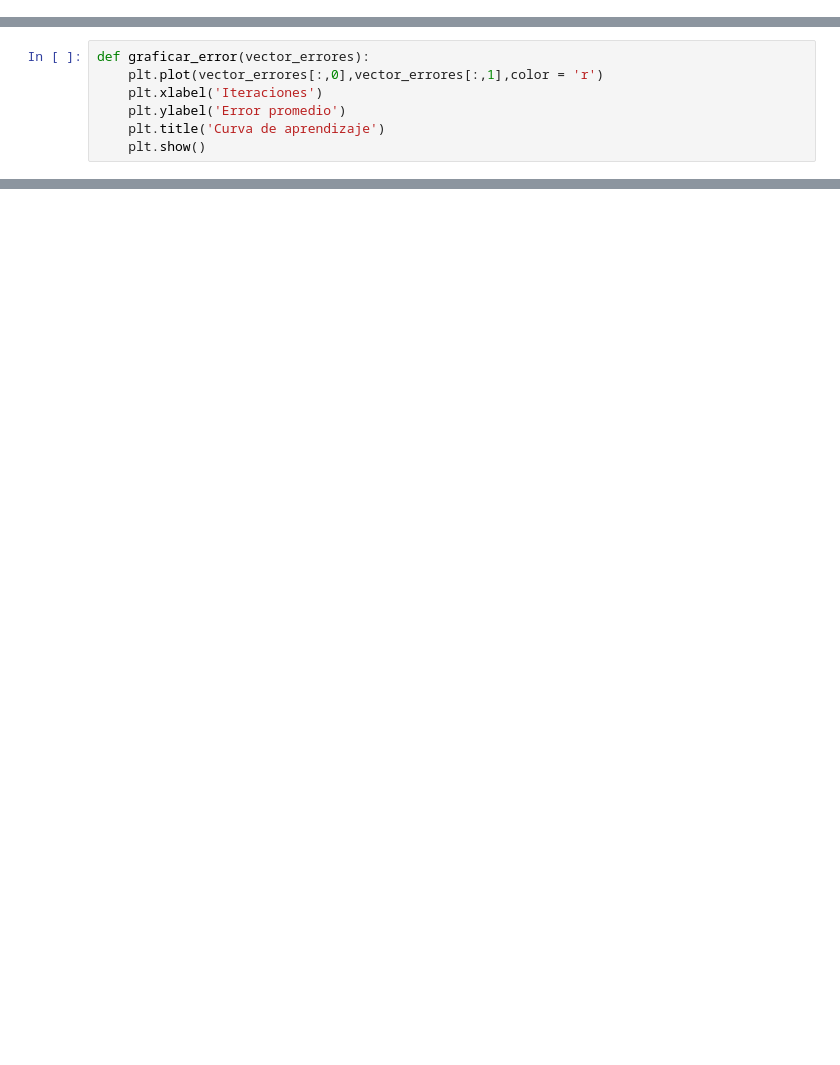
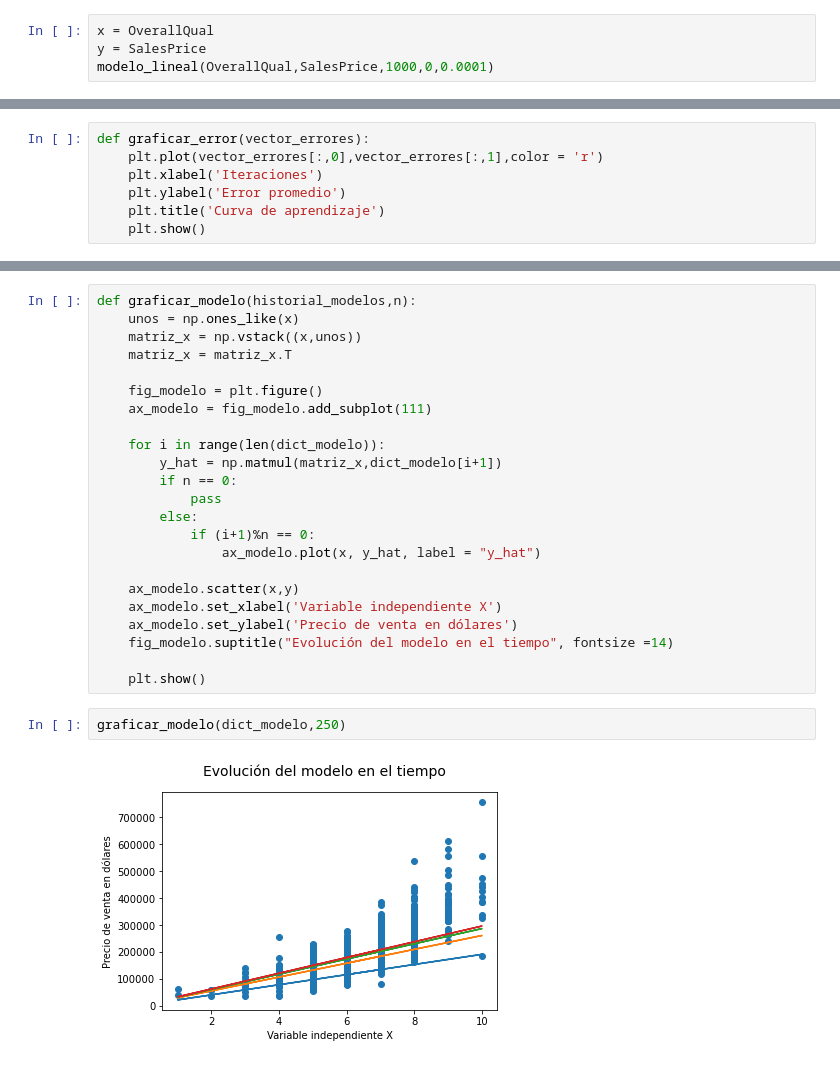
Before and after one commit to eddson90/galileo_tareas, a Jupyter notebook: Proyecto.ipynb, the cells around one changed output, grey strips where cells are left out. Saved outputs shown, nothing was run; the diff lists cells and outputs as text; blank space fills up the shorter version.

```diff
--- a/Proyecto.ipynb
+++ b/Proyecto.ipynb
@@ -386,0 +374,4 @@ modelo_lineal(x,y,4,0,0.0001)
+# %%
+x = OverallQual
+y = SalesPrice
+modelo_lineal(OverallQual,SalesPrice,1000,0,0.0001)
@@ -404,0 +416,27 @@ graficar_error(vector_errores)
+# %%
+def graficar_modelo(historial_modelos,n):
+    unos = np.ones_like(x)
+    matriz_x = np.vstack((x,unos))
+    matriz_x = matriz_x.T
+
+    fig_modelo = plt.figure()
+    ax_modelo = fig_modelo.add_subplot(111)
+
+    for i in range(len(dict_modelo)):
+        y_hat = np.matmul(matriz_x,dict_modelo[i+1])
+        if n == 0:
+            pass
+        else:
+            if (i+1)%n == 0:
+                ax_modelo.plot(x, y_hat, label = "y_hat")
+
+    ax_modelo.scatter(x,y)
+    ax_modelo.set_xlabel('Variable independiente X')
+    ax_modelo.set_ylabel('Precio de venta en dólares')
+    fig_modelo.suptitle("Evolución del modelo en el tiempo", fontsize =14)
+
+    plt.show()
+# %%
+graficar_modelo(dict_modelo,250)
+# %% [output]
+[figure, added]
```
Also changed, not shown: parts of 6 cells of this notebook.
